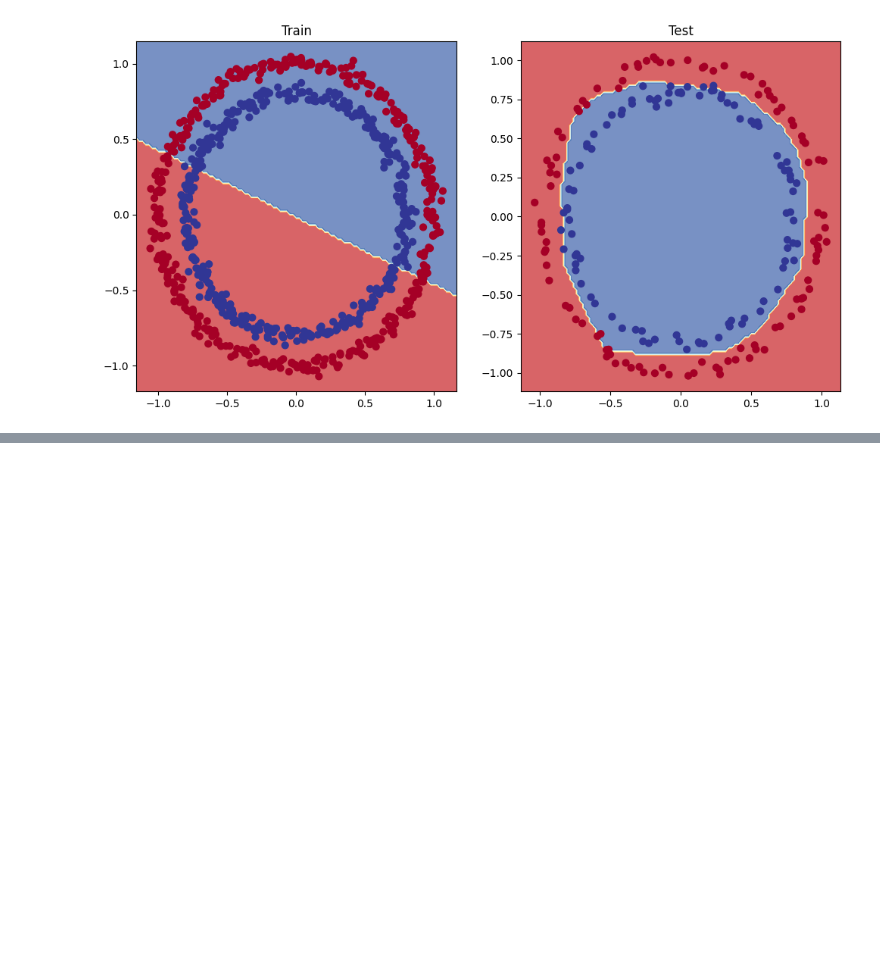
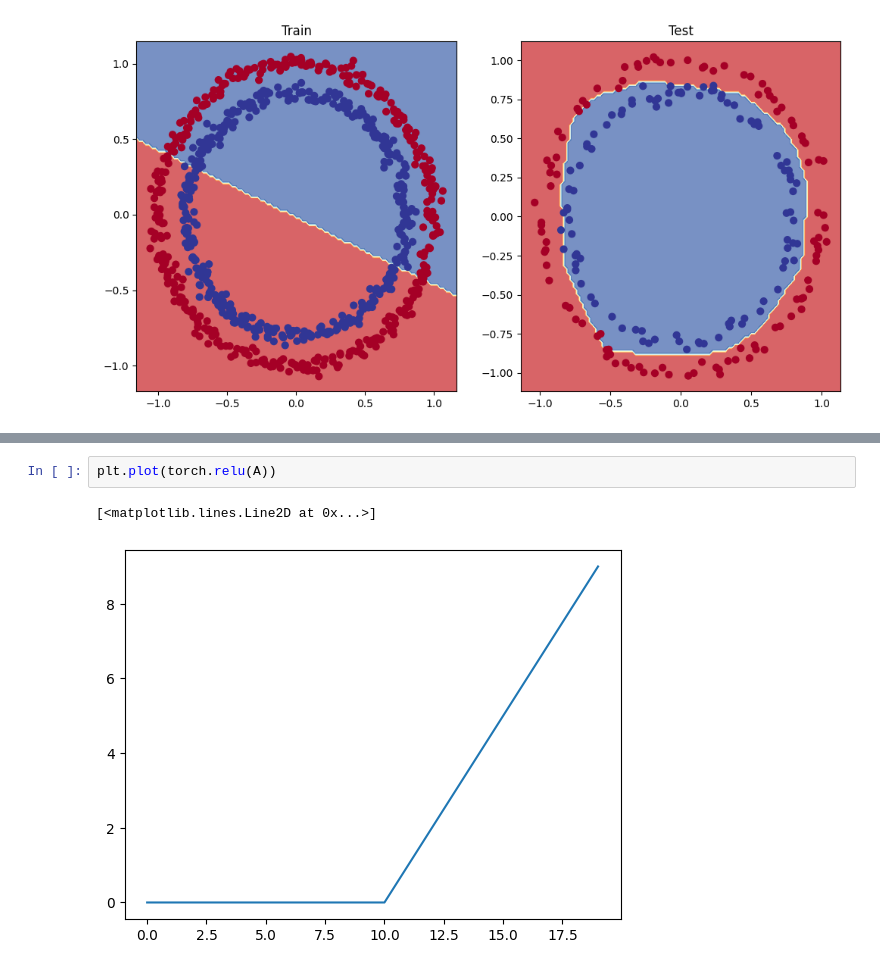
Before and after one commit to JustinTrannn/learningPytorch, a Jupyter notebook: 02_pytorch_classification.ipynb, the cells around one changed output, grey strips where cells are left out. Saved outputs shown, nothing was run; the diff lists cells and outputs as text; blank space fills up the shorter version.

```diff
--- a/02_pytorch_classification.ipynb
+++ b/02_pytorch_classification.ipynb
@@ -764,0 +784,5 @@ plot_decision_boundary(model_3, X_test, y_test) # model_3 = non-linearity
+# %%
+plt.plot(torch.relu(A))
+# %% [output]
+[<matplotlib.lines.Line2D at 0x...>]
+[figure, added]
```
Also changed, not shown: parts of 7 cells of this notebook.
